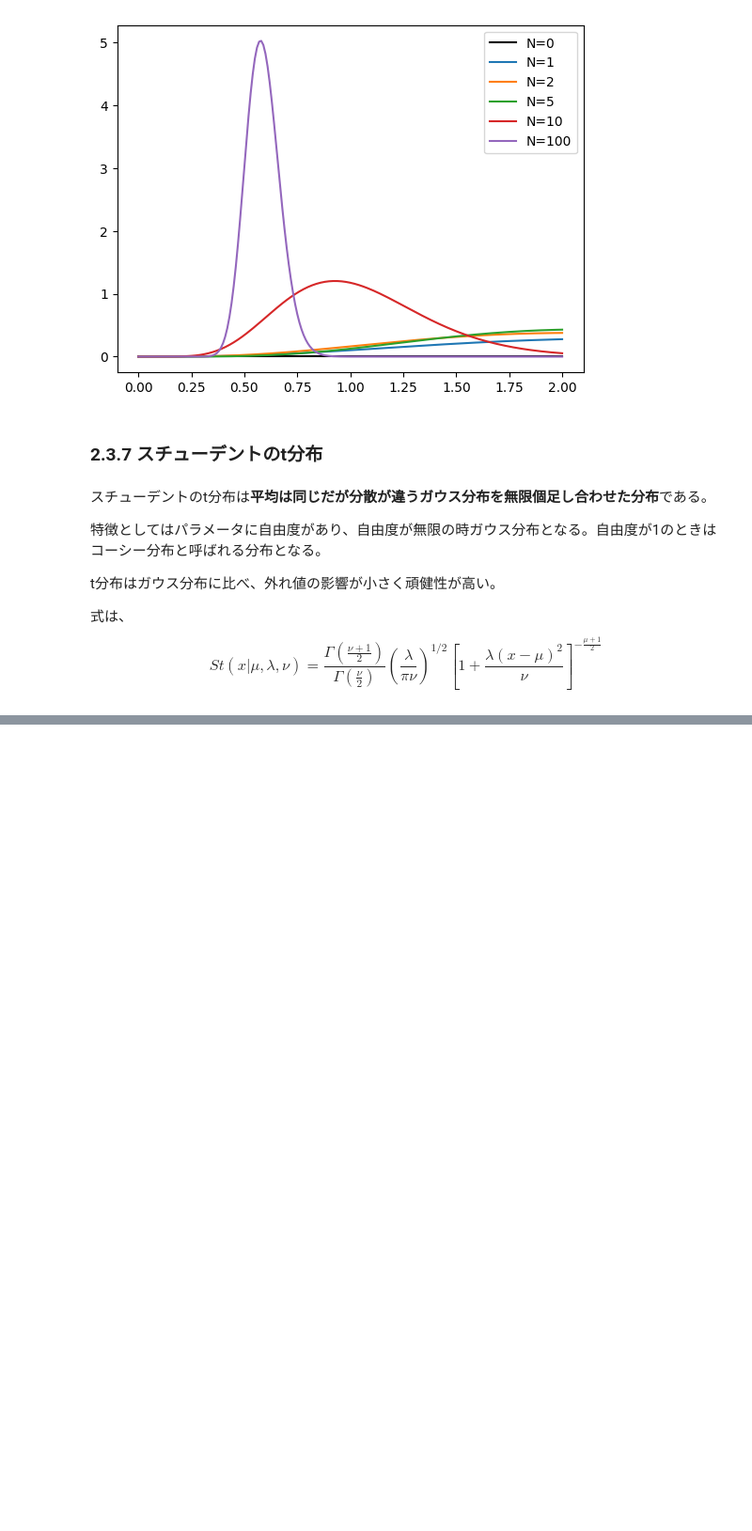
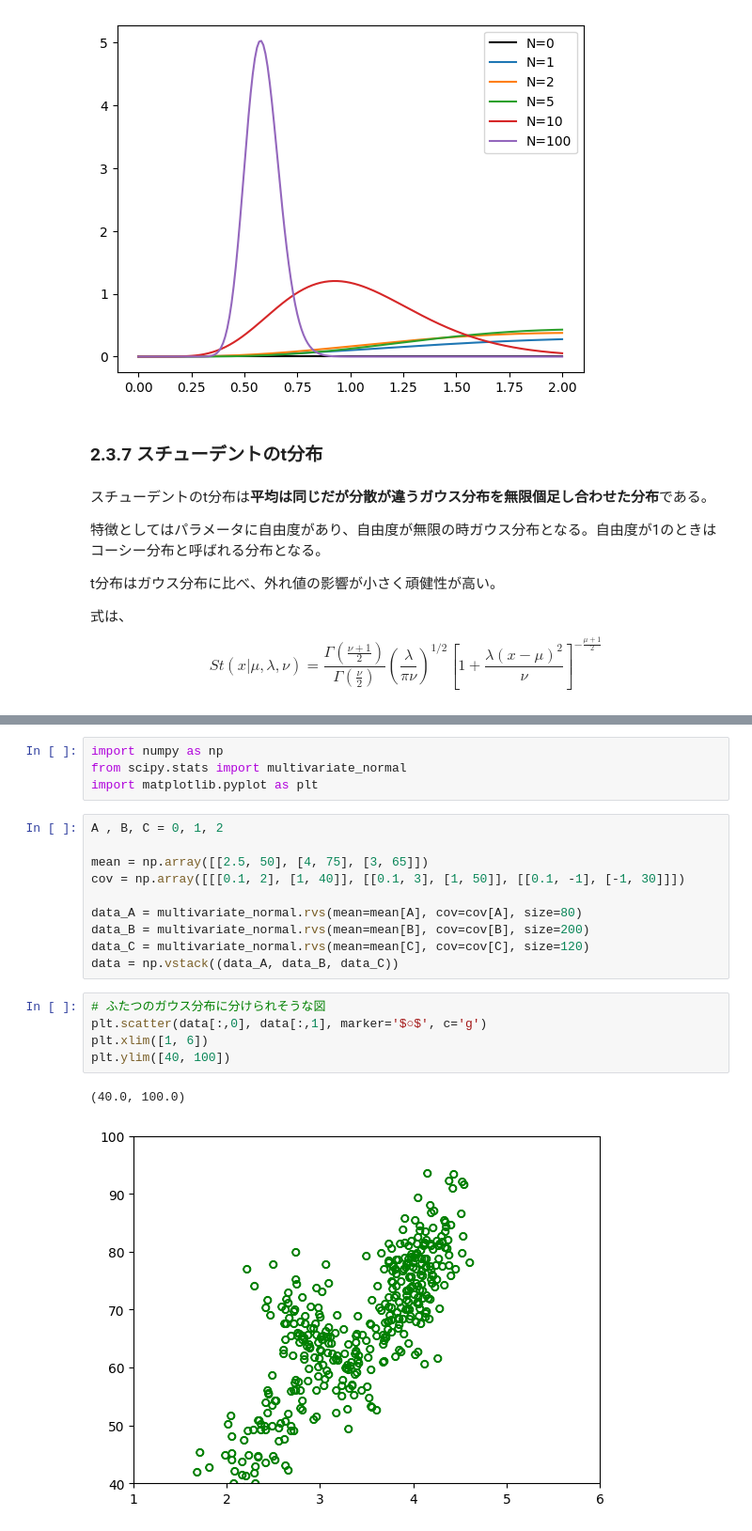
Before and after one commit to arata234/PRML, a Jupyter notebook: cp2_probability_distribution.ipynb, the cells around one changed output, grey strips where cells are left out. Shown at 94% size. Drawn from its saved outputs; the diff is of its cells as text; blank space fills up the shorter version.

```diff
--- a/cp2_probability_distribution.ipynb
+++ b/cp2_probability_distribution.ipynb
@@ -1121,0 +1155,22 @@ plt.show()
+# %%
+import numpy as np
+from scipy.stats import multivariate_normal
+import matplotlib.pyplot as plt
+# %%
+A , B, C = 0, 1, 2
+
+mean = np.array([[2.5, 50], [4, 75], [3, 65]])
+cov = np.array([[[0.1, 2], [1, 40]], [[0.1, 3], [1, 50]], [[0.1, -1], [-1, 30]]])
+
+data_A = multivariate_normal.rvs(mean=mean[A], cov=cov[A], size=80)
+data_B = multivariate_normal.rvs(mean=mean[B], cov=cov[B], size=200)
+data_C = multivariate_normal.rvs(mean=mean[C], cov=cov[C], size=120)
+data = np.vstack((data_A, data_B, data_C))
+# %%
+# ふたつのガウス分布に分けられそうな図
+plt.scatter(data[:,0], data[:,1], marker='$○$', c='g')
+plt.xlim([1, 6])
+plt.ylim([40, 100])
+# %% [output]
+(40.0, 100.0)
+[figure, added]
```
Also changed, not shown: parts of 22 cells of this notebook.
